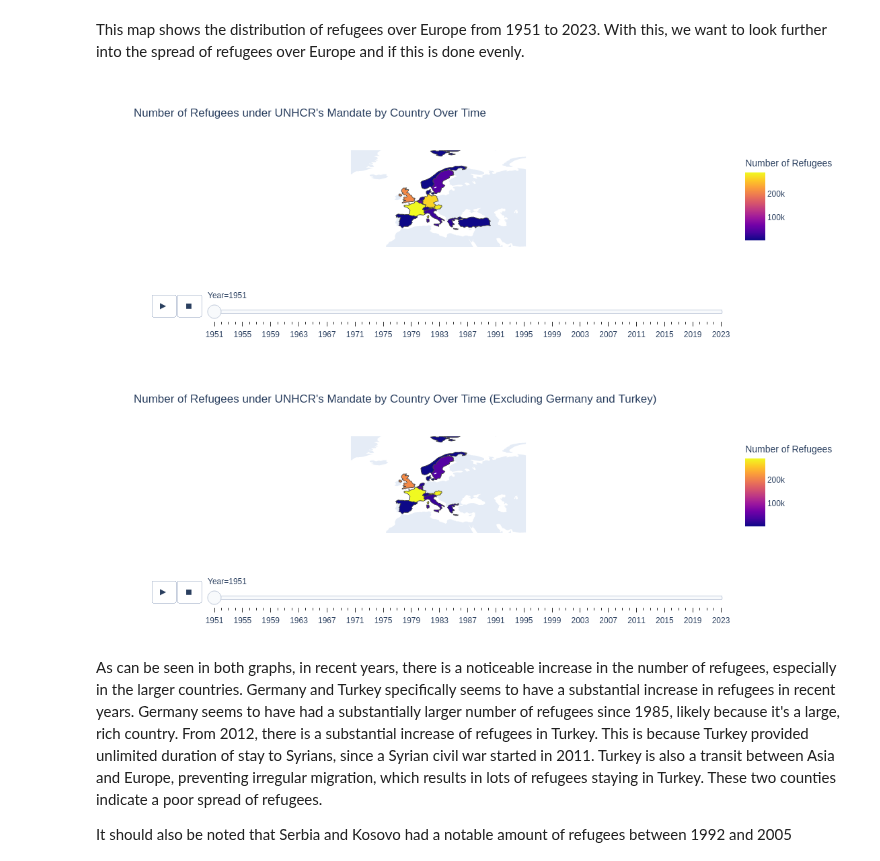
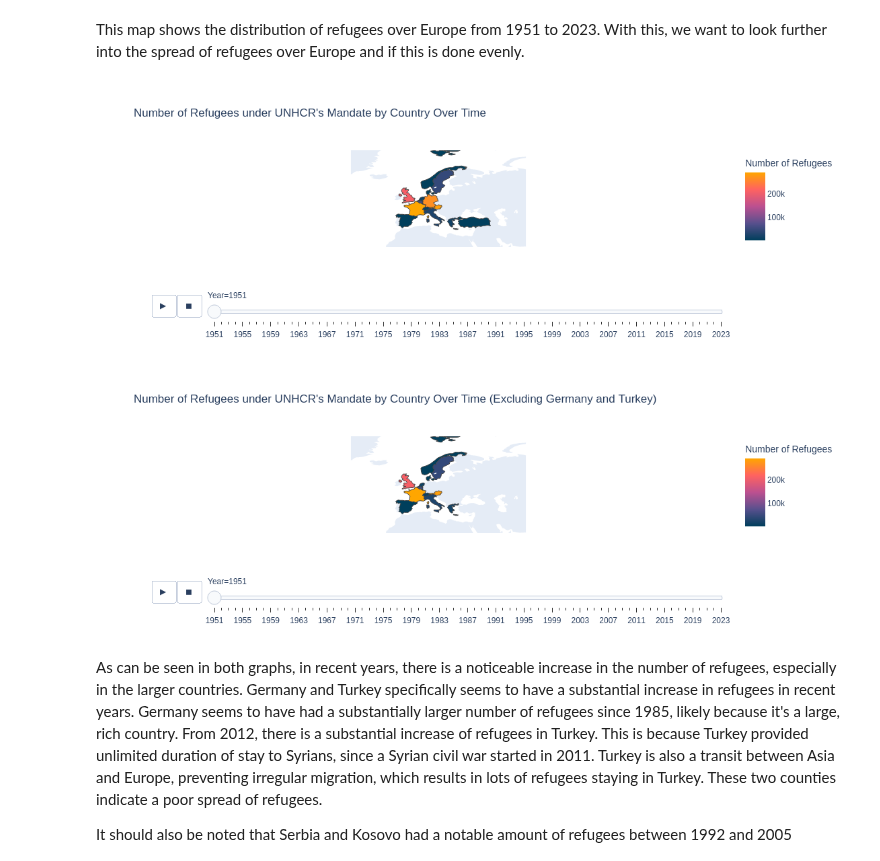
Before and after one commit to Nand-uva/InfoVis, a Jupyter notebook: docs/notebook.ipynb, the cells around one changed output. Drawn from its saved outputs; the diff is of its cells as text; code cells hidden in the pictures.

Commit message:
colors worldmap

```diff
--- a/docs/notebook.ipynb
+++ b/docs/notebook.ipynb
@@ -232,7 +232,7 @@ fig = px.choropleth(
     color="Refugees under UNHCR's mandate",
     hover_name="Country of asylum",
     animation_frame="Year",
-    color_continuous_scale=px.colors.sequential.Plasma,
+    color_continuous_scale=["#003f5c", "#58508d", "#bc5090", "#ff6361", "#ffa600"],
     title="Number of Refugees under UNHCR's Mandate by Country Over Time",
     labels={'Refugees under UNHCR\'s mandate': 'Number of Refugees'}
 )
@@ -249,8 +249,8 @@ fig.update_layout(
     coloraxis_colorbar=dict(
         title="Number of Refugees"
     ),
-    #width=1200,
-    #height=800
+    width=600,
+    height=400
 )
 
 fig.show()
@@ -258,38 +258,38 @@ fig.show()
 # Exclude Germany and Turkey
 df_excl_germany_turkey = df[(df['Country of asylum'] != 'Germany') & (df['Country of asylum'] != 'Türkiye')]
 
 agg_df_excl_germany_turkey = df_excl_germany_turkey.groupby(['Year', 'Country of asylum', 'Country of asylum (ISO)'])['Refugees under UNHCR\'s mandate'].sum().reset_index()
 
 fig_excl_germany_turkey = px.choropleth(
     agg_df_excl_germany_turkey,
     locations="Country of asylum (ISO)",
     color="Refugees under UNHCR's mandate",
     hover_name="Country of asylum",
     animation_frame="Year",
-    color_continuous_scale=px.colors.sequential.Plasma,
+    color_continuous_scale=["#003f5c", "#58508d", "#bc5090", "#ff6361", "#ffa600"],
     title="Number of Refugees under UNHCR's Mandate by Country Over Time (Excluding Germany and Turkey)",
     labels={'Refugees under UNHCR\'s mandate': 'Number of Refugees'}
 )
 
 fig_excl_germany_turkey.update_layout(
     geo=dict(
         showframe=False,
         showcoastlines=False,
         projection_type='equirectangular',
         lataxis=dict(range=[25, 80]),
         lonaxis=dict(range=[-35, 65])
     ),
     coloraxis_colorbar=dict(
         title="Number of Refugees"
     ),
-    #width=1200,
-    #height=800
+    width=600,
+    height=400
 )
 
 fig_excl_germany_turkey.show()
 # %% [output]
-[figure, old version]
+[figure, new version]
-[figure, old version]
+[figure, new version]
 # %% [markdown]
 As can be seen in both graphs, in recent years, there is a noticeable increase in the number of refugees, especially in the larger countries. Germany and Turkey specifically seems to have a substantial increase in refugees in recent years. Germany seems to have had a substantially larger number of refugees since 1985, likely because it's a large, rich country. From 2012, there is a substantial increase of refugees in Turkey. This is because Turkey provided unlimited duration of stay to Syrians, since a Syrian civil war started in 2011. Turkey is also a transit between Asia and Europe, preventing irregular migration, which results in lots of refugees staying in Turkey. These two counties indicate a poor spread of refugees.
 
```
